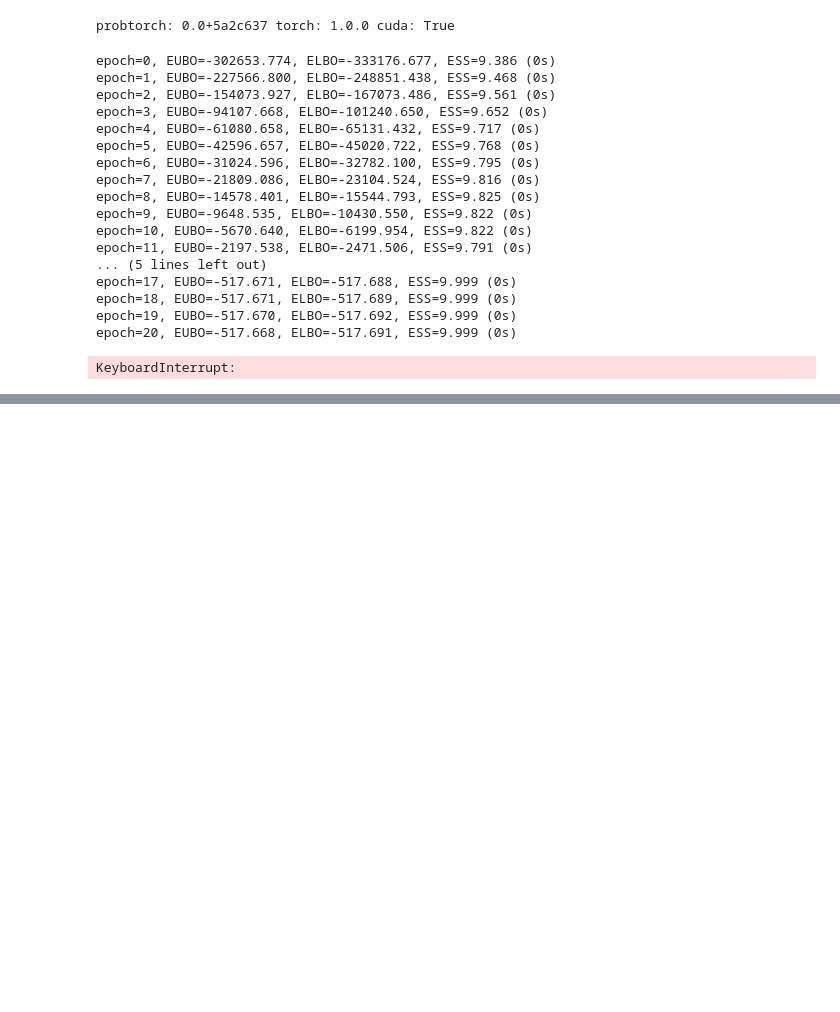
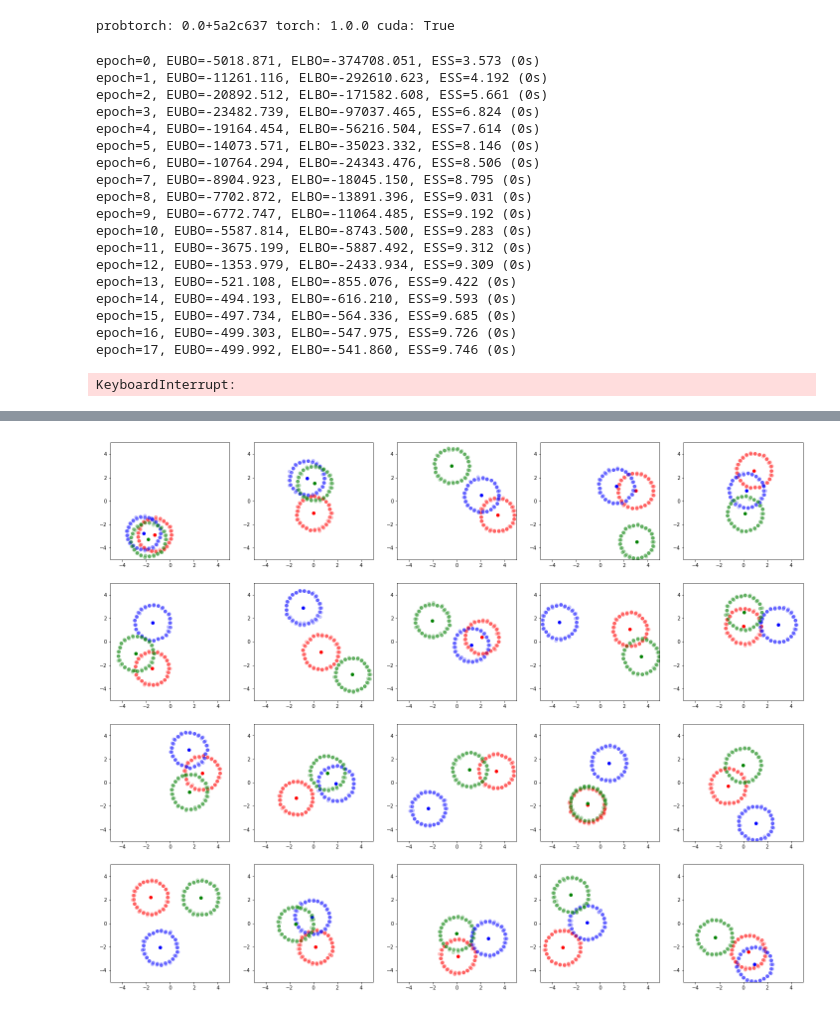
Before and after one commit to hao-w/apgs, a Jupyter notebook: amorgibbs/Halo/gibbs-z-diff.ipynb, the cells around one changed output, grey strips where cells are left out. Drawn from its saved outputs; the diff is of its cells as text; code cells hidden in the pictures; blank space fills up the shorter version.

```diff
--- a/amorgibbs/Halo/gibbs-z-diff.ipynb
+++ b/amorgibbs/Halo/gibbs-z-diff.ipynb
@@ -38,9 +38,11 @@ PATH = 'gibbs-z'
 
 gpu = torch.device('cuda:1')
 # %%
-Xs = torch.from_numpy(np.load('rings_dataset/obs.npy')).float()
+Xs = torch.from_numpy(np.load('rings_varying_radius/obs.npy')).float()
 # STATES = torch.from_numpy(np.load('rings_dataset/states.npy')).float()
-OBS_MU = torch.from_numpy(np.load('rings_dataset/obs_mu.npy')).float()
+OBS_MU = torch.from_numpy(np.load('rings_varying_radius/obs_mu.npy')).float()
+OBS_RAD = torch.from_numpy(np.load('rings_varying_radius/obs_rad.npy')).float()
+
 NUM_SEQS = Xs.shape[0]
 NUM_BATCHES = int((Xs.shape[0] / BATCH_SIZE))
 # %%
@@ -153,11 +109,13 @@ for epoch in range(NUM_EPOCHS):
         batch_indices = indices[step*BATCH_SIZE : (step+1)*BATCH_SIZE]
         obs = Xs[batch_indices]
         obs_mu = OBS_MU[batch_indices].repeat(SAMPLE_SIZE, 1, 1, 1)
+        obs_rad = OBS_RAD[batch_indices].repeat(SAMPLE_SIZE, 1, 1, 1)
         obs = shuffler(obs).repeat(SAMPLE_SIZE, 1, 1, 1)
         if CUDA:
             obs = obs.cuda().to(gpu)
             obs_mu = obs_mu.cuda().to(gpu)
-        eubo, elbo, ess = Eubo(enc_z, obs, obs_mu, N, K, D, SAMPLE_SIZE, BATCH_SIZE, gpu, epoch)
+            obs_rad = obs_rad.cuda().to(gpu)
+        eubo, elbo, ess = Eubo_gibbs_z(enc_z, obs, obs_mu, obs_rad, N, K, D, SAMPLE_SIZE, BATCH_SIZE, gpu, 0.99**epoch, 0.05)
         ## gradient step
         eubo.backward()
         optimizer.step()
@@ -176,21 +134,22 @@ for epoch in range(NUM_EPOCHS):
             % (epoch, EUBO/NUM_BATCHES, ELBO/NUM_BATCHES, ESS/NUM_BATCHES,
                time_end - time_start))
 # %% [output]
-epoch=0, EUBO=-302653.774, ELBO=-333176.677, ESS=9.386 (0s)
-epoch=1, EUBO=-227566.800, ELBO=-248851.438, ESS=9.468 (0s)
-epoch=2, EUBO=-154073.927, ELBO=-167073.486, ESS=9.561 (0s)
-epoch=3, EUBO=-94107.668, ELBO=-101240.650, ESS=9.652 (0s)
-epoch=4, EUBO=-61080.658, ELBO=-65131.432, ESS=9.717 (0s)
-epoch=5, EUBO=-42596.657, ELBO=-45020.722, ESS=9.768 (0s)
-epoch=6, EUBO=-31024.596, ELBO=-32782.100, ESS=9.795 (0s)
-epoch=7, EUBO=-21809.086, ELBO=-23104.524, ESS=9.816 (0s)
-epoch=8, EUBO=-14578.401, ELBO=-15544.793, ESS=9.825 (0s)
-epoch=9, EUBO=-9648.535, ELBO=-10430.550, ESS=9.822 (0s)
-epoch=10, EUBO=-5670.640, ELBO=-6199.954, ESS=9.822 (0s)
-epoch=11, EUBO=-2197.538, ELBO=-2471.506, ESS=9.791 (0s)
-... (5 lines left out)
-epoch=17, EUBO=-517.671, ELBO=-517.688, ESS=9.999 (0s)
-epoch=18, EUBO=-517.671, ELBO=-517.689, ESS=9.999 (0s)
-epoch=19, EUBO=-517.670, ELBO=-517.692, ESS=9.999 (0s)
-epoch=20, EUBO=-517.668, ELBO=-517.691, ESS=9.999 (0s)
+epoch=0, EUBO=-5018.871, ELBO=-374708.051, ESS=3.573 (0s)
+epoch=1, EUBO=-11261.116, ELBO=-292610.623, ESS=4.192 (0s)
+epoch=2, EUBO=-20892.512, ELBO=-171582.608, ESS=5.661 (0s)
+epoch=3, EUBO=-23482.739, ELBO=-97037.465, ESS=6.824 (0s)
+epoch=4, EUBO=-19164.454, ELBO=-56216.504, ESS=7.614 (0s)
+epoch=5, EUBO=-14073.571, ELBO=-35023.332, ESS=8.146 (0s)
+epoch=6, EUBO=-10764.294, ELBO=-24343.476, ESS=8.506 (0s)
+epoch=7, EUBO=-8904.923, ELBO=-18045.150, ESS=8.795 (0s)
+epoch=8, EUBO=-7702.872, ELBO=-13891.396, ESS=9.031 (0s)
+epoch=9, EUBO=-6772.747, ELBO=-11064.485, ESS=9.192 (0s)
+epoch=10, EUBO=-5587.814, ELBO=-8743.500, ESS=9.283 (0s)
+epoch=11, EUBO=-3675.199, ELBO=-5887.492, ESS=9.312 (0s)
+epoch=12, EUBO=-1353.979, ELBO=-2433.934, ESS=9.309 (0s)
+epoch=13, EUBO=-521.108, ELBO=-855.076, ESS=9.422 (0s)
+epoch=14, EUBO=-494.193, ELBO=-616.210, ESS=9.593 (0s)
+epoch=15, EUBO=-497.734, ELBO=-564.336, ESS=9.685 (0s)
+epoch=16, EUBO=-499.303, ELBO=-547.975, ESS=9.726 (0s)
+epoch=17, EUBO=-499.992, ELBO=-541.860, ESS=9.746 (0s)
 KeyboardInterrupt:
@@ -205,15 +161,17 @@ def sample_single_batch(num_seqs, Xs, OBS_MU, sample_size, batch_size, gpu):
     batch_indices = indices[0*batch_size : (0+1)*batch_size]
     obs = Xs[batch_indices]
     obs_mu = OBS_MU[batch_indices].repeat(sample_size, 1, 1, 1)
+    obs_rad = OBS_RAD[batch_indices].repeat(sample_size, 1, 1, 1)
     obs = shuffler(obs).repeat(sample_size, 1, 1, 1)
     if CUDA:
         obs = obs.cuda().to(gpu)
         obs_mu = obs_mu.cuda().to(gpu)
-    return obs, obs_mu
+        obs_rad = obs_rad.cuda().to(gpu)
+    return obs, obs_mu, obs_rad
 
-def test(enc_z, obs, obs_mu, sample_size, batch_size):
+def test(enc_z, obs, obs_mu, obs_rad, sample_size, batch_size):
         ## update z -- cluster assignments
-    q_z, p_z = enc_z(obs, obs_mu, sample_size, batch_size, 0)
+    q_z, p_z = enc_z(obs, obs_mu, obs_rad, sample_size, batch_size, 0)
     return q_z
 
 def plot_samples(obs, q_eta, q_z, K, batch_size, PATH):
@@ -236,6 +194,7 @@ def plot_samples(obs, q_eta, q_z, K, batch_size, PATH):
         ax.set_xlim([-5, 5])
     plt.savefig('results/modes-' + PATH + '.svg')
 
-obs, obs_mu = sample_single_batch(NUM_SEQS, Xs, OBS_MU, SAMPLE_SIZE, BATCH_SIZE_TEST, gpu)
-q_z = test(enc_z, obs, obs_mu, SAMPLE_SIZE, BATCH_SIZE_TEST)
+obs, obs_mu, obs_rad = sample_single_batch(NUM_SEQS, Xs, OBS_MU, SAMPLE_SIZE, BATCH_SIZE_TEST, gpu)
+q_z = test(enc_z, obs, obs_mu, obs_rad, SAMPLE_SIZE, BATCH_SIZE_TEST)
 %time plot_samples(obs, obs_mu, q_z, K, BATCH_SIZE_TEST, PATH)
+# %% [output]
@@ -241,0 +203 @@ q_z = test(enc_z, obs, obs_mu, SAMPLE_SIZE, BATCH_SIZE_TEST)
+[figure, added]
```
Also changed, not shown: parts of 7 cells of this notebook, 30 other files.
